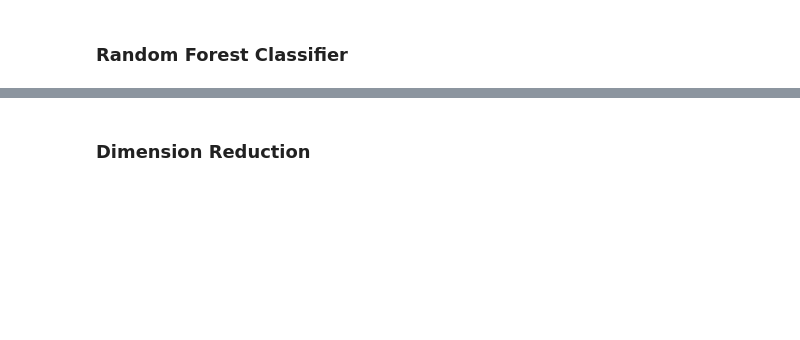
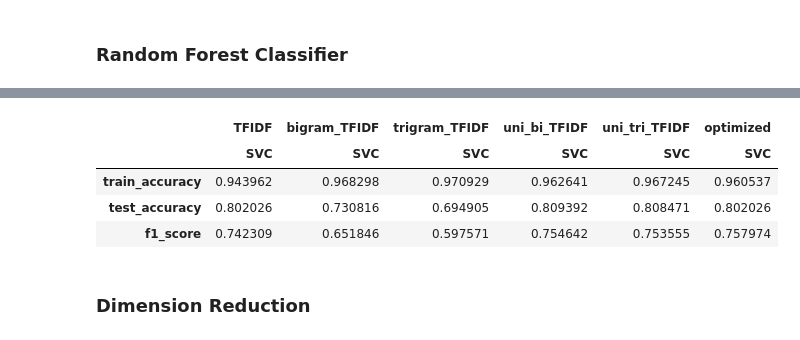
Before and after one commit to barcilla/Capstone_2, a Jupyter notebook: Tweet Classifier: Detecting Disasters.ipynb, the cells around one changed output, grey strips where cells are left out. Cells and saved outputs as stored; diff of their text form; code cells hidden in the pictures; blank space fills up the shorter version.

```diff
--- a/Tweet Classifier: Detecting Disasters.ipynb
+++ b/Tweet Classifier: Detecting Disasters.ipynb
@@ -625,6 +622,11 @@ print ('Baseline Model Accuracy for CountVectorizer: %.3f' % dummy_score)
 Baseline Model Accuracy for CountVectorizer: 0.505
 # %% [markdown]
 ### Logistic Regression
+# %%
+#Created a performance dictionary to store the training and test accuracy, along with f1 score
+
+performance = {}
+performance['CountVectorizer'] = {}
 # %%
 %%time
 
@@ -862,0 +1247,29 @@ Logistic Regression, Random Forest Classifier, and SVC models have the highest a
+# %%
+%%time
+
+svc_pipe_opt = make_pipeline(uni_bi_tfidf, SVC(random_state=34))
+
+svc_param = {
+    'svc__C': np.logspace(0, 4, 10),
+    'svc__kernel': ['linear', 'rbf'],
+    'svc__gamma': np.logspace(0, 4, 10)
+}
+
+random_svc = RandomizedSearchCV(estimator = svc_pipe_opt,
+                               param_distributions = svc_param,
+                               cv=5,
+                               refit = True,
+                               random_state=34)
+
+best_svc = random_svc.fit(X_train, y_train)
+optimized_svc = best_svc.best_estimator_
+y_pred = optimized_svc.predict(X_test)
+
+print('Best Score: ', best_svc.best_score_)
+print('Best Params: ', best_svc.best_params_ )
+
+
+performance['optimized']['SVC'] = {}
+performance['optimized']['SVC']['train_accuracy'] = optimized_svc.score(X_train,y_train)
+performance['optimized']['SVC']['test_accuracy'] = optimized_svc.score(X_test, y_test)
+performance['optimized']['SVC']['f1_score'] = f1_score(y_test, y_pred)
@@ -862,0 +1281,11 @@ Logistic Regression, Random Forest Classifier, and SVC models have the highest a
+# %%
+pd.DataFrame.from_dict({(x,y): performance[x][y]
+                       for x in performance.keys()
+                       for y in performance[x].keys()},
+                       orient = 'columns').drop(['CountVectorizer'], axis=1, level=0).drop(['LogReg', 'RandomForest'], axis=1, level=1)
+# %% [output]
+|  | TFIDF | bigram_TFIDF | trigram_TFIDF | uni_bi_TFIDF | uni_tri_TFIDF | optimized |
+|  | SVC | SVC | SVC | SVC | SVC | SVC |
+| train_accuracy | 0.943962 | 0.968298 | 0.970929 | 0.962641 | 0.967245 | 0.960537 |
+| test_accuracy | 0.802026 | 0.730816 | 0.694905 | 0.809392 | 0.808471 | 0.802026 |
+| f1_score | 0.742309 | 0.651846 | 0.597571 | 0.754642 | 0.753555 | 0.757974 |
```
Also changed, not shown: parts of 78 cells of this notebook.
